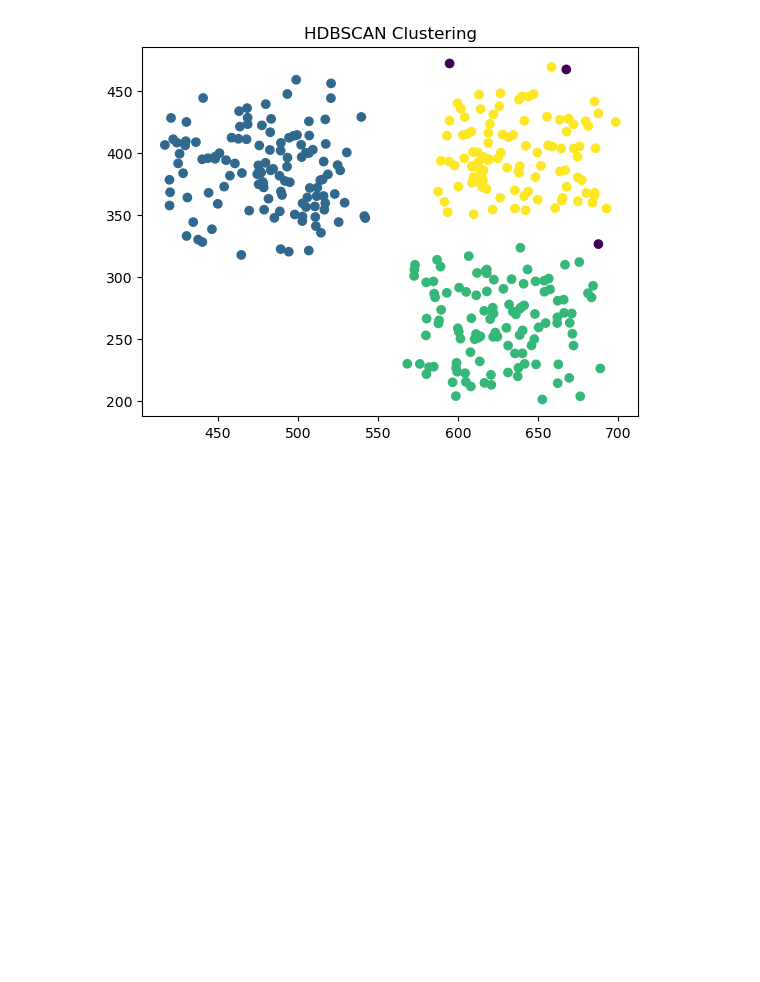
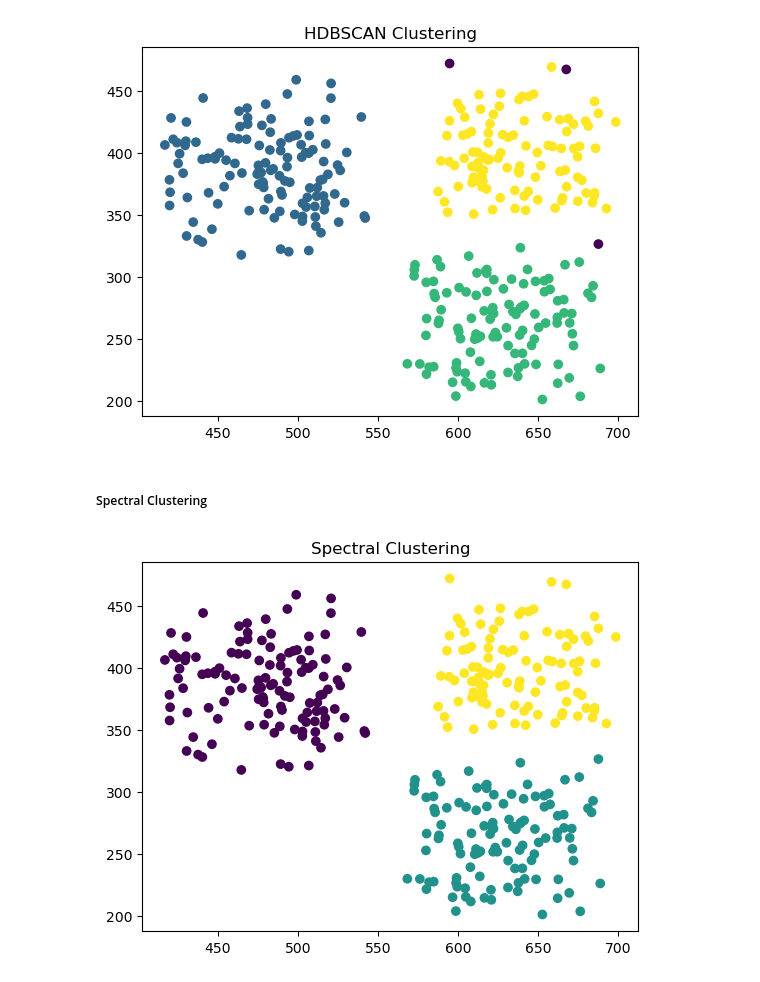
Before and after one commit to AIdjis/Clustering, a Jupyter notebook: code.ipynb, the cells around one changed output. Cells and saved outputs as stored; diff of their text form; code cells hidden in the pictures; blank space fills up the shorter version.

Commit message:
add Spectral clustering algorithm

```diff
--- a/code.ipynb
+++ b/code.ipynb
@@ -223,3 +224,15 @@ plt.title('HDBSCAN Clustering')
 plt.show()
 # %% [output]
 [figure]
+# %% [markdown]
+##### Spectral Clustering
+# %%
+# initialize and fit the spectral clustering model
+spectral = SpectralClustering(n_clusters=3,affinity ='nearest_neighbors',random_state=0)
+labels=spectral.fit_predict(data)
+# %%
+plt.title('Spectral Clustering')
+plt.scatter(data['X'], data['Y'], c=spectral.labels_)
+plt.show()
+# %% [output]
+[figure, added]
```
Also changed, not shown: parts of 1 cell of this notebook.
